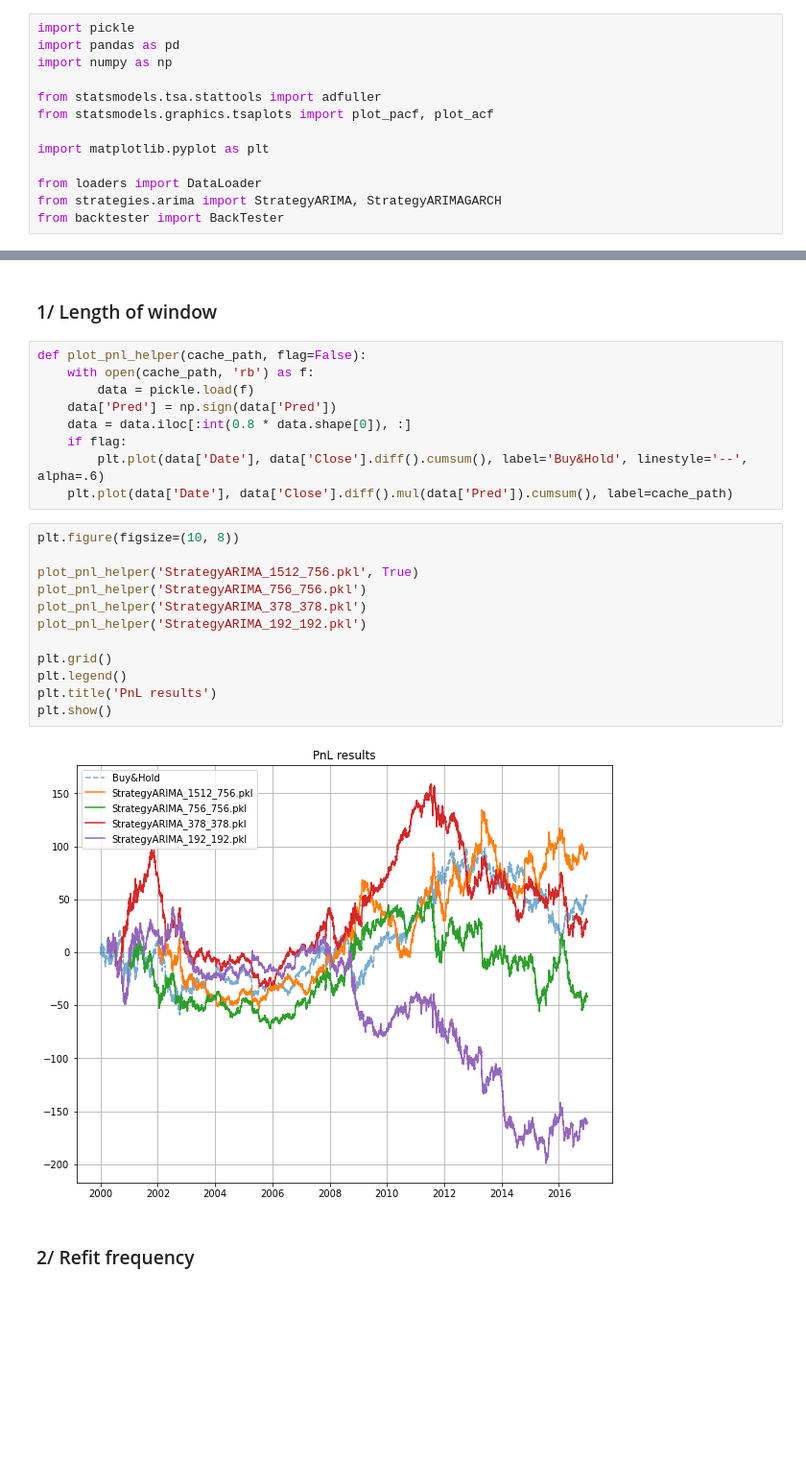
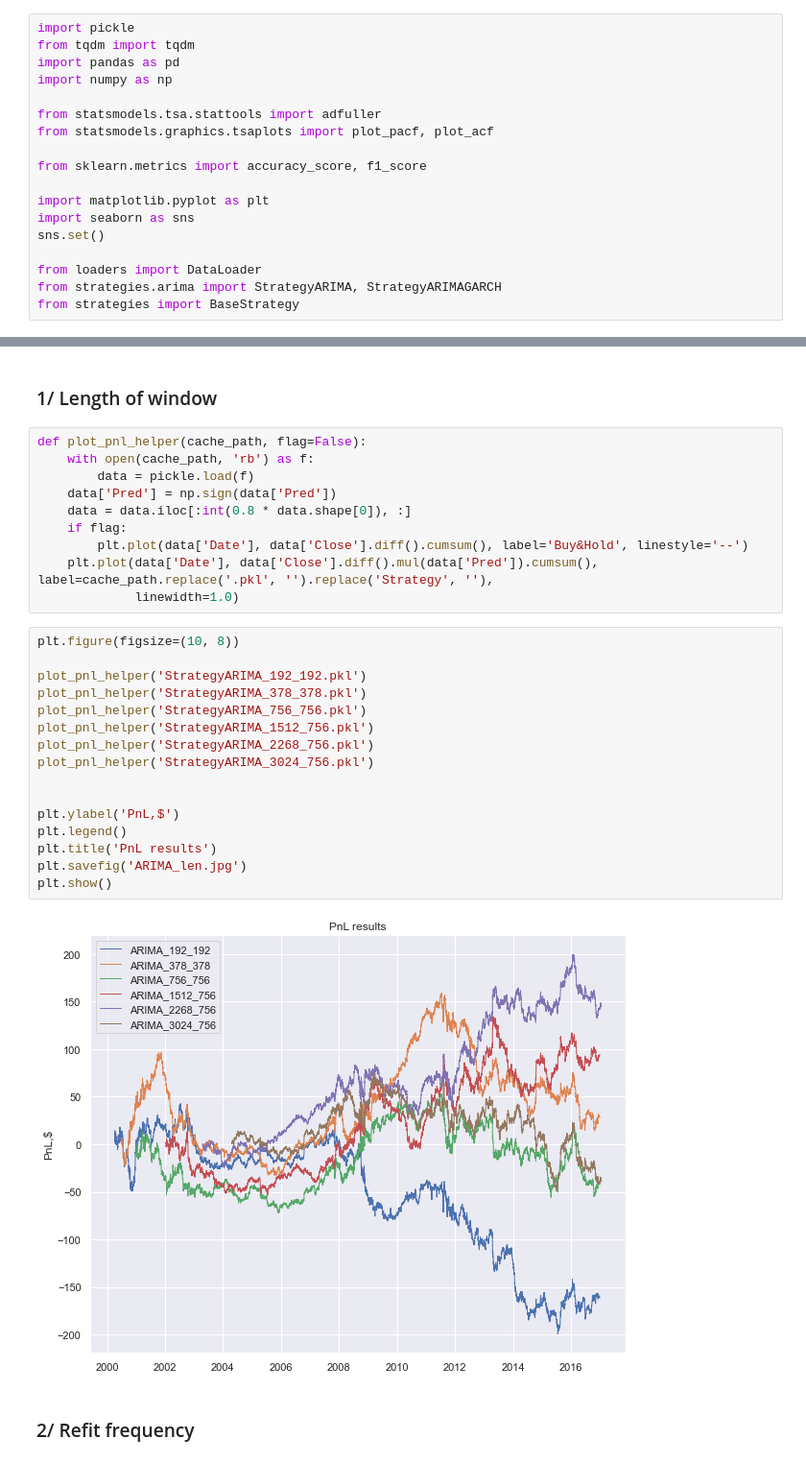
Before and after one commit to Temyaroslav/MDS2020, a Jupyter notebook: time_series/blob_one_ARCH_GARCH.ipynb, the cells around one changed output, grey strips where cells are left out. Shown: that part at 96% size. Drawn from its saved outputs; the diff is of its cells as text; blank space fills up the shorter version.

```diff
--- a/time_series/blob_one_ARCH_GARCH.ipynb
+++ b/time_series/blob_one_ARCH_GARCH.ipynb
@@ -1,13 +1,18 @@
 # %%
 import pickle
+from tqdm import tqdm
 import pandas as pd
 import numpy as np
 
 from statsmodels.tsa.stattools import adfuller
 from statsmodels.graphics.tsaplots import plot_pacf, plot_acf
 
+from sklearn.metrics import accuracy_score, f1_score
+
 import matplotlib.pyplot as plt
+import seaborn as sns
+sns.set()
 
 from loaders import DataLoader
 from strategies.arima import StrategyARIMA, StrategyARIMAGARCH
-from backtester import BackTester
+from strategies import BaseStrategy
@@ -93,21 +108,26 @@ def plot_pnl_helper(cache_path, flag=False):
     data['Pred'] = np.sign(data['Pred'])
     data = data.iloc[:int(0.8 * data.shape[0]), :]
     if flag:
-        plt.plot(data['Date'], data['Close'].diff().cumsum(), label='Buy&Hold', linestyle='--', alpha=.6)
-    plt.plot(data['Date'], data['Close'].diff().mul(data['Pred']).cumsum(), label=cache_path)
+        plt.plot(data['Date'], data['Close'].diff().cumsum(), label='Buy&Hold', linestyle='--')
+    plt.plot(data['Date'], data['Close'].diff().mul(data['Pred']).cumsum(), label=cache_path.replace('.pkl', '').replace('Strategy', ''),
+             linewidth=1.0)
 # %%
 plt.figure(figsize=(10, 8))
 
-plot_pnl_helper('StrategyARIMA_1512_756.pkl', True)
+plot_pnl_helper('StrategyARIMA_192_192.pkl')
+plot_pnl_helper('StrategyARIMA_378_378.pkl')
 plot_pnl_helper('StrategyARIMA_756_756.pkl')
-plot_pnl_helper('StrategyARIMA_378_378.pkl')
-plot_pnl_helper('StrategyARIMA_192_192.pkl')
+plot_pnl_helper('StrategyARIMA_1512_756.pkl')
+plot_pnl_helper('StrategyARIMA_2268_756.pkl')
+plot_pnl_helper('StrategyARIMA_3024_756.pkl')
 
-plt.grid()
+
+plt.ylabel('PnL,$')
 plt.legend()
 plt.title('PnL results')
+plt.savefig('ARIMA_len.jpg')
 plt.show()
 # %% [output]
-[figure, old version]
+[figure, new version]
 # %% [markdown]
 ### 2/ Refit frequency
```
Also changed, not shown: parts of 22 cells of this notebook, 34 other files.
